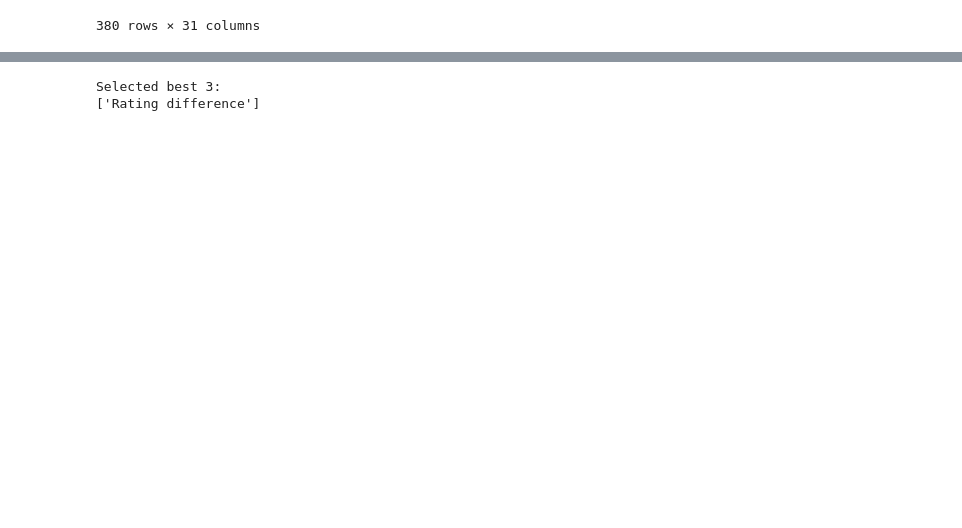
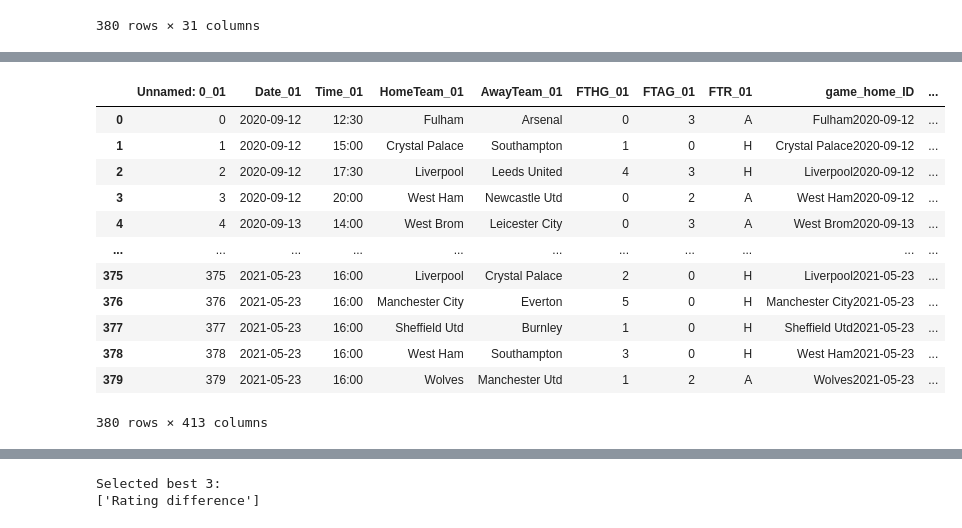
Before and after one commit to Giuliano99/Masterarbeit, a Jupyter notebook: Player Stats.ipynb, the cells around one changed output, grey strips where cells are left out. Cells and saved outputs as stored; diff of their text form; code cells hidden in the pictures; blank space fills up the shorter version.

```diff
--- a/Player Stats.ipynb
+++ b/Player Stats.ipynb
@@ -491 +480,17 @@ player_ratings
+# %%
+player_ratings
+# %% [output]
+|  | Unnamed: 0_01 | Date_01 | Time_01 | HomeTeam_01 | AwayTeam_01 | FTHG_01 | FTAG_01 | FTR_01 | game_home_ID | ... |
+| 0 | 0 | 2020-09-12 | 12:30 | Fulham | Arsenal | 0 | 3 | A | Fulham2020-09-12 | ... |
+| 1 | 1 | 2020-09-12 | 15:00 | Crystal Palace | Southampton | 1 | 0 | H | Crystal Palace2020-09-12 | ... |
+| 2 | 2 | 2020-09-12 | 17:30 | Liverpool | Leeds United | 4 | 3 | H | Liverpool2020-09-12 | ... |
+| 3 | 3 | 2020-09-12 | 20:00 | West Ham | Newcastle Utd | 0 | 2 | A | West Ham2020-09-12 | ... |
+| 4 | 4 | 2020-09-13 | 14:00 | West Brom | Leicester City | 0 | 3 | A | West Brom2020-09-13 | ... |
+| ... | ... | ... | ... | ... | ... | ... | ... | ... | ... | ... |
+| 375 | 375 | 2021-05-23 | 16:00 | Liverpool | Crystal Palace | 2 | 0 | H | Liverpool2021-05-23 | ... |
+| 376 | 376 | 2021-05-23 | 16:00 | Manchester City | Everton | 5 | 0 | H | Manchester City2021-05-23 | ... |
+| 377 | 377 | 2021-05-23 | 16:00 | Sheffield Utd | Burnley | 1 | 0 | H | Sheffield Utd2021-05-23 | ... |
+| 378 | 378 | 2021-05-23 | 16:00 | West Ham | Southampton | 3 | 0 | H | West Ham2021-05-23 | ... |
+| 379 | 379 | 2021-05-23 | 16:00 | Wolves | Manchester Utd | 1 | 2 | A | Wolves2021-05-23 | ... |
+380 rows × 413 columns
 # %%
```
Also changed, not shown: parts of 21 cells of this notebook, 4 other files.
